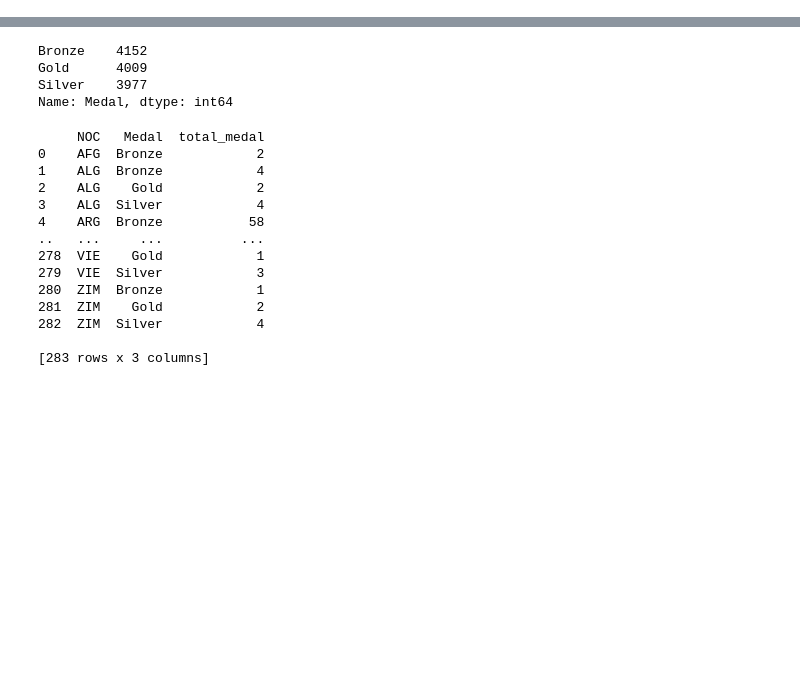
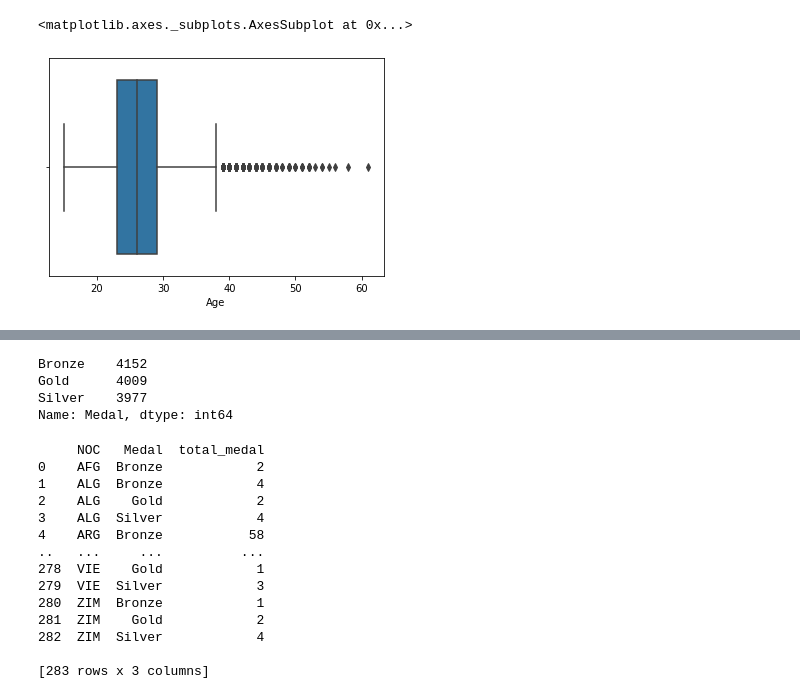
Before and after one commit to Horidefelipe/Curso_py, a Jupyter notebook: Athlete_Olympiada.ipynb, the cells around one changed output, grey strips where cells are left out. Cells and saved outputs as stored; diff of their text form; code cells hidden in the pictures; blank space fills up the shorter version.

```diff
--- a/Athlete_Olympiada.ipynb
+++ b/Athlete_Olympiada.ipynb
@@ -83,0 +40,7 @@ surveys_df.shape
+# %%
+#Valores atipicos en la Edad
+# EL valor atipico mas grande, pertenece a un participante de 71 anios
+sns.boxplot(x=df['Age'])
+# %% [output]
+<matplotlib.axes._subplots.AxesSubplot at 0x...>
+[figure, added]
```
Also changed, not shown: parts of 52 cells of this notebook.
